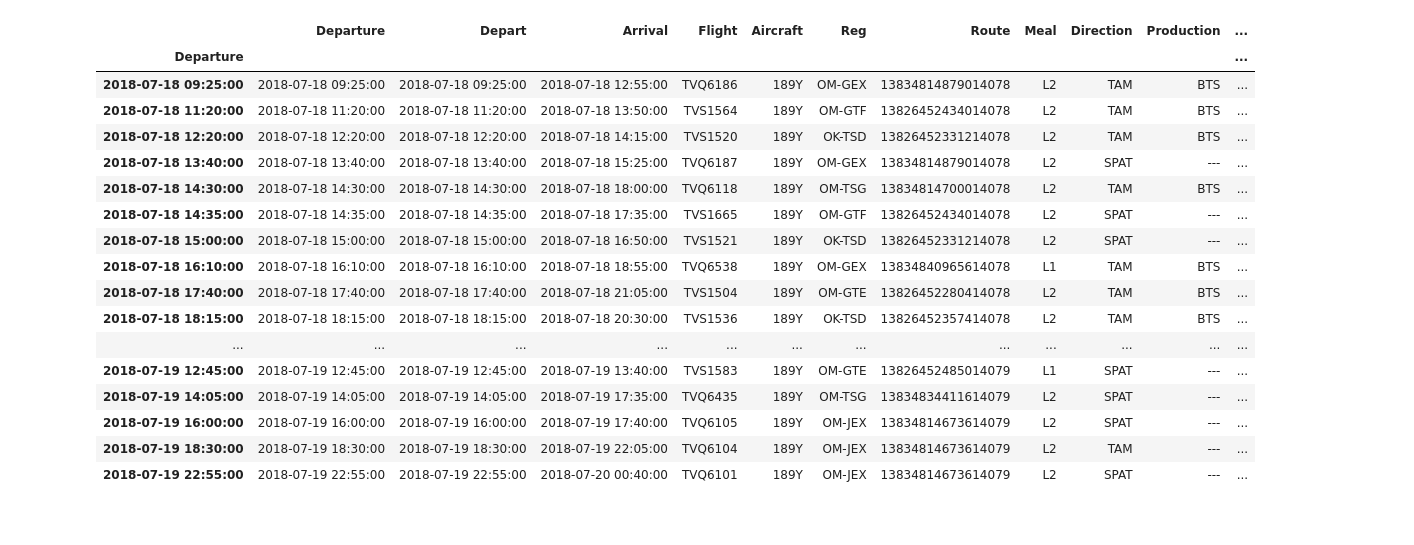
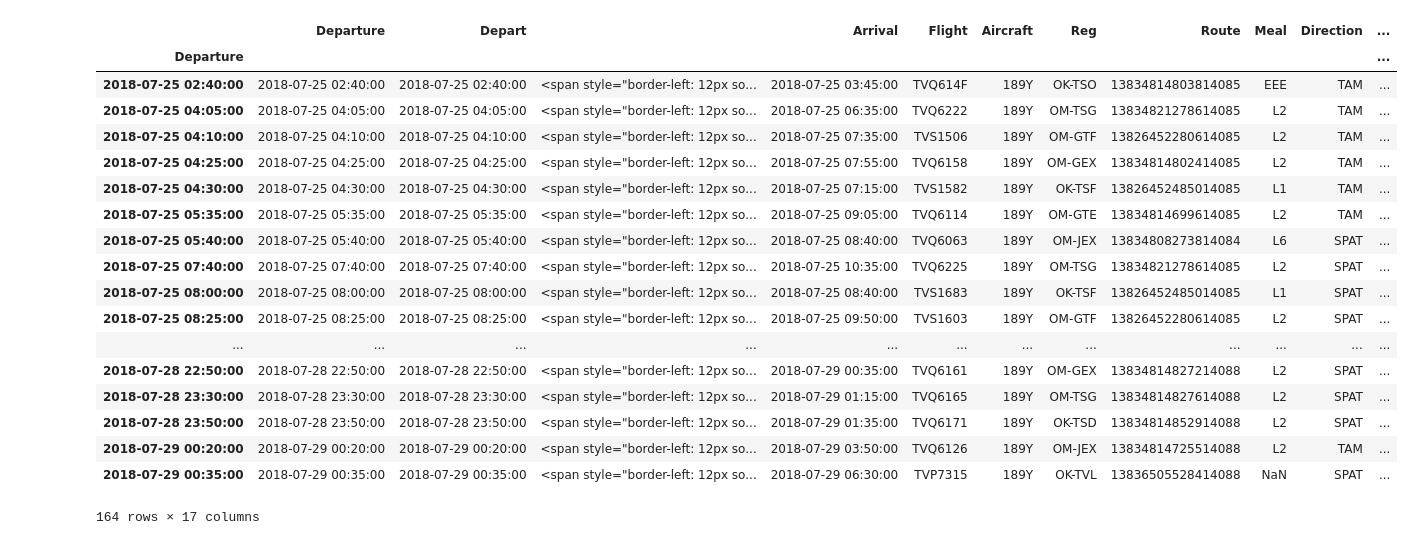
Before and after one commit to xjantoth/flights, a Jupyter notebook: jupyter_devel.ipynb, the cells around one changed output. Saved outputs shown, nothing was run; the diff lists cells and outputs as text; code cells hidden in the pictures.

```diff
--- a/jupyter_devel.ipynb
+++ b/jupyter_devel.ipynb
@@ -253,21 +334,0 @@ final = do('2018-07-18_09_00_00___2018-07-19_09_00_00')
-# %%
-final
-# %% [output]
-|  | Departure | Depart | Arrival | Flight | Aircraft | Reg | Route | Meal | Direction | Production | ... |
-| Departure |  |  |  |  |  |  |  |  |  |  | ... |
-| 2018-07-18 09:25:00 | 2018-07-18 09:25:00 | 2018-07-18 09:25:00 | 2018-07-18 12:55:00 | TVQ6186 | 189Y | OM-GEX | 13834814879014078 | L2 | TAM | BTS | ... |
-| 2018-07-18 11:20:00 | 2018-07-18 11:20:00 | 2018-07-18 11:20:00 | 2018-07-18 13:50:00 | TVS1564 | 189Y | OM-GTF | 13826452434014078 | L2 | TAM | BTS | ... |
-| 2018-07-18 12:20:00 | 2018-07-18 12:20:00 | 2018-07-18 12:20:00 | 2018-07-18 14:15:00 | TVS1520 | 189Y | OK-TSD | 13826452331214078 | L2 | TAM | BTS | ... |
-| 2018-07-18 13:40:00 | 2018-07-18 13:40:00 | 2018-07-18 13:40:00 | 2018-07-18 15:25:00 | TVQ6187 | 189Y | OM-GEX | 13834814879014078 | L2 | SPAT | --- | ... |
-| 2018-07-18 14:30:00 | 2018-07-18 14:30:00 | 2018-07-18 14:30:00 | 2018-07-18 18:00:00 | TVQ6118 | 189Y | OM-TSG | 13834814700014078 | L2 | TAM | BTS | ... |
-| 2018-07-18 14:35:00 | 2018-07-18 14:35:00 | 2018-07-18 14:35:00 | 2018-07-18 17:35:00 | TVS1665 | 189Y | OM-GTF | 13826452434014078 | L2 | SPAT | --- | ... |
-| 2018-07-18 15:00:00 | 2018-07-18 15:00:00 | 2018-07-18 15:00:00 | 2018-07-18 16:50:00 | TVS1521 | 189Y | OK-TSD | 13826452331214078 | L2 | SPAT | --- | ... |
-| 2018-07-18 16:10:00 | 2018-07-18 16:10:00 | 2018-07-18 16:10:00 | 2018-07-18 18:55:00 | TVQ6538 | 189Y | OM-GEX | 13834840965614078 | L1 | TAM | BTS | ... |
-| 2018-07-18 17:40:00 | 2018-07-18 17:40:00 | 2018-07-18 17:40:00 | 2018-07-18 21:05:00 | TVS1504 | 189Y | OM-GTE | 13826452280414078 | L2 | TAM | BTS | ... |
-| 2018-07-18 18:15:00 | 2018-07-18 18:15:00 | 2018-07-18 18:15:00 | 2018-07-18 20:30:00 | TVS1536 | 189Y | OK-TSD | 13826452357414078 | L2 | TAM | BTS | ... |
-| ... | ... | ... | ... | ... | ... | ... | ... | ... | ... | ... | ... |
-| 2018-07-19 12:45:00 | 2018-07-19 12:45:00 | 2018-07-19 12:45:00 | 2018-07-19 13:40:00 | TVS1583 | 189Y | OM-GTE | 13826452485014079 | L1 | SPAT | --- | ... |
-| 2018-07-19 14:05:00 | 2018-07-19 14:05:00 | 2018-07-19 14:05:00 | 2018-07-19 17:35:00 | TVQ6435 | 189Y | OM-TSG | 13834834411614079 | L2 | SPAT | --- | ... |
-| 2018-07-19 16:00:00 | 2018-07-19 16:00:00 | 2018-07-19 16:00:00 | 2018-07-19 17:40:00 | TVQ6105 | 189Y | OM-JEX | 13834814673614079 | L2 | SPAT | --- | ... |
-| 2018-07-19 18:30:00 | 2018-07-19 18:30:00 | 2018-07-19 18:30:00 | 2018-07-19 22:05:00 | TVQ6104 | 189Y | OM-JEX | 13834814673614079 | L2 | TAM | --- | ... |
-| 2018-07-19 22:55:00 | 2018-07-19 22:55:00 | 2018-07-19 22:55:00 | 2018-07-20 00:40:00 | TVQ6101 | 189Y | OM-JEX | 13834814673614079 | L2 | SPAT | --- | ... |
@@ -273,0 +339,22 @@ final
+# %%
+compare
+# %% [output]
+|  | Departure | Depart |  | Arrival | Flight | Aircraft | Reg | Route | Meal | Direction | ... |
+| Departure |  |  |  |  |  |  |  |  |  |  | ... |
+| 2018-07-25 02:40:00 | 2018-07-25 02:40:00 | 2018-07-25 02:40:00 | <span style="border-left: 12px so... | 2018-07-25 03:45:00 | TVQ614F | 189Y | OK-TSO | 13834814803814085 | EEE | TAM | ... |
+| 2018-07-25 04:05:00 | 2018-07-25 04:05:00 | 2018-07-25 04:05:00 | <span style="border-left: 12px so... | 2018-07-25 06:35:00 | TVQ6222 | 189Y | OM-TSG | 13834821278614085 | L2 | TAM | ... |
+| 2018-07-25 04:10:00 | 2018-07-25 04:10:00 | 2018-07-25 04:10:00 | <span style="border-left: 12px so... | 2018-07-25 07:35:00 | TVS1506 | 189Y | OM-GTF | 13826452280614085 | L2 | TAM | ... |
+| 2018-07-25 04:25:00 | 2018-07-25 04:25:00 | 2018-07-25 04:25:00 | <span style="border-left: 12px so... | 2018-07-25 07:55:00 | TVQ6158 | 189Y | OM-GEX | 13834814802414085 | L2 | TAM | ... |
+| 2018-07-25 04:30:00 | 2018-07-25 04:30:00 | 2018-07-25 04:30:00 | <span style="border-left: 12px so... | 2018-07-25 07:15:00 | TVS1582 | 189Y | OK-TSF | 13826452485014085 | L1 | TAM | ... |
+| 2018-07-25 05:35:00 | 2018-07-25 05:35:00 | 2018-07-25 05:35:00 | <span style="border-left: 12px so... | 2018-07-25 09:05:00 | TVQ6114 | 189Y | OM-GTE | 13834814699614085 | L2 | TAM | ... |
+| 2018-07-25 05:40:00 | 2018-07-25 05:40:00 | 2018-07-25 05:40:00 | <span style="border-left: 12px so... | 2018-07-25 08:40:00 | TVQ6063 | 189Y | OM-JEX | 13834808273814084 | L6 | SPAT | ... |
+| 2018-07-25 07:40:00 | 2018-07-25 07:40:00 | 2018-07-25 07:40:00 | <span style="border-left: 12px so... | 2018-07-25 10:35:00 | TVQ6225 | 189Y | OM-TSG | 13834821278614085 | L2 | SPAT | ... |
+| 2018-07-25 08:00:00 | 2018-07-25 08:00:00 | 2018-07-25 08:00:00 | <span style="border-left: 12px so... | 2018-07-25 08:40:00 | TVS1683 | 189Y | OK-TSF | 13826452485014085 | L1 | SPAT | ... |
+| 2018-07-25 08:25:00 | 2018-07-25 08:25:00 | 2018-07-25 08:25:00 | <span style="border-left: 12px so... | 2018-07-25 09:50:00 | TVS1603 | 189Y | OM-GTF | 13826452280614085 | L2 | SPAT | ... |
+| ... | ... | ... | ... | ... | ... | ... | ... | ... | ... | ... | ... |
+| 2018-07-28 22:50:00 | 2018-07-28 22:50:00 | 2018-07-28 22:50:00 | <span style="border-left: 12px so... | 2018-07-29 00:35:00 | TVQ6161 | 189Y | OM-GEX | 13834814827214088 | L2 | SPAT | ... |
+| 2018-07-28 23:30:00 | 2018-07-28 23:30:00 | 2018-07-28 23:30:00 | <span style="border-left: 12px so... | 2018-07-29 01:15:00 | TVQ6165 | 189Y | OM-TSG | 13834814827614088 | L2 | SPAT | ... |
+| 2018-07-28 23:50:00 | 2018-07-28 23:50:00 | 2018-07-28 23:50:00 | <span style="border-left: 12px so... | 2018-07-29 01:35:00 | TVQ6171 | 189Y | OK-TSD | 13834814852914088 | L2 | SPAT | ... |
+| 2018-07-29 00:20:00 | 2018-07-29 00:20:00 | 2018-07-29 00:20:00 | <span style="border-left: 12px so... | 2018-07-29 03:50:00 | TVQ6126 | 189Y | OM-JEX | 13834814725514088 | L2 | TAM | ... |
+| 2018-07-29 00:35:00 | 2018-07-29 00:35:00 | 2018-07-29 00:35:00 | <span style="border-left: 12px so... | 2018-07-29 06:30:00 | TVP7315 | 189Y | OK-TVL | 13836505528414088 | NaN | SPAT | ... |
+164 rows × 17 columns
```
Also changed, not shown: parts of 11 cells of this notebook, 2 other files.
